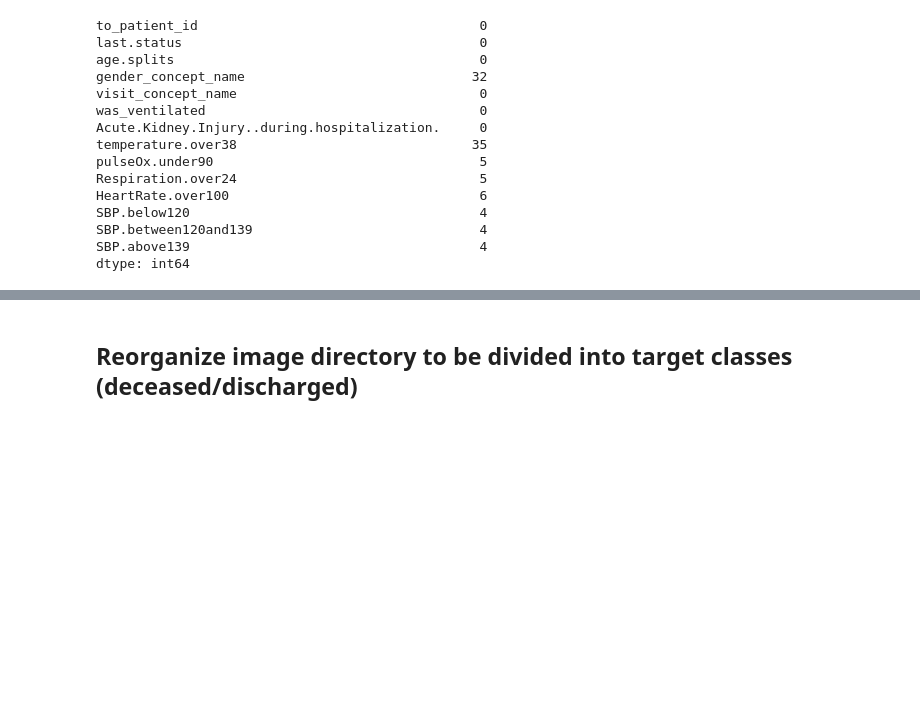
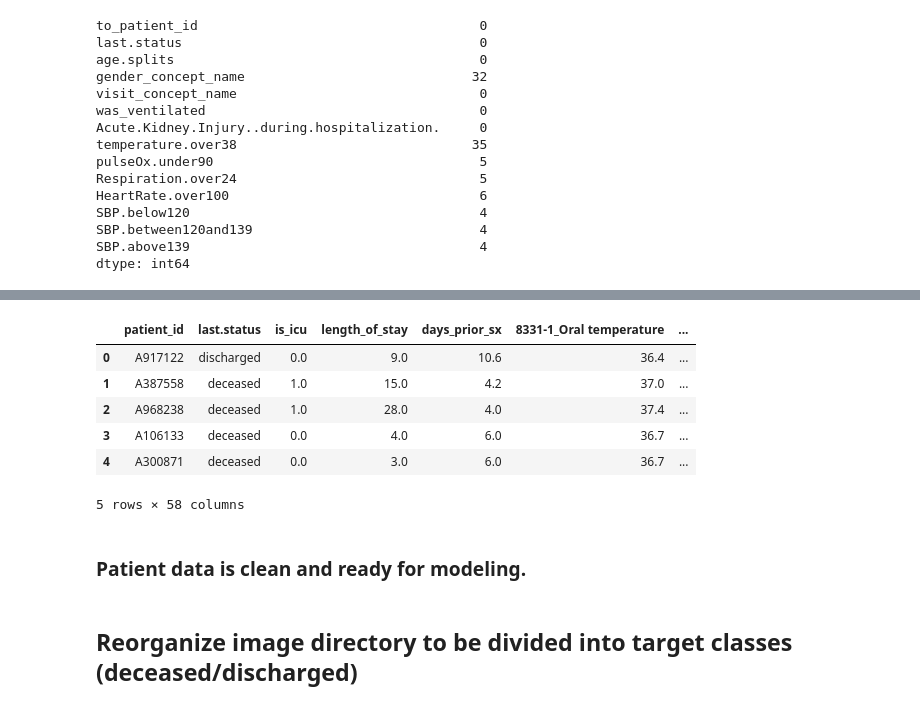
Before and after one commit to AMcqueen1980/COVID19_MortalityPred, a Jupyter notebook: COVID19_Chest_Xray_SBU.ipynb, the cells around one changed output, grey strips where cells are left out. Cells and saved outputs as stored; diff of their text form; code cells hidden in the pictures; blank space fills up the shorter version.

```diff
--- a/COVID19_Chest_Xray_SBU.ipynb
+++ b/COVID19_Chest_Xray_SBU.ipynb
@@ -492,0 +577,11 @@ for val in df_final['last.status']:
+# %%
+df.drop(ohe_col, axis=1, inplace=True)
+df.head()
+# %% [output]
+|  | patient_id | last.status | is_icu | length_of_stay | days_prior_sx | 8331-1_Oral temperature | ... |
+| 0 | A917122 | discharged | 0.0 | 9.0 | 10.6 | 36.4 | ... |
+| 1 | A387558 | deceased | 1.0 | 15.0 | 4.2 | 37.0 | ... |
+| 2 | A968238 | deceased | 1.0 | 28.0 | 4.0 | 37.4 | ... |
+| 3 | A106133 | deceased | 0.0 | 4.0 | 6.0 | 36.7 | ... |
+| 4 | A300871 | deceased | 0.0 | 3.0 | 6.0 | 36.7 | ... |
+5 rows × 58 columns
@@ -493,3 +593,5 @@ for val in df_final['last.status']:
+# %% [markdown]
+### Patient data is clean and ready for modeling.
 # %% [markdown]
 ## Reorganize image directory to be divided into target classes (deceased/discharged)
 # %%
```
Also changed, not shown: parts of 23 cells of this notebook.
